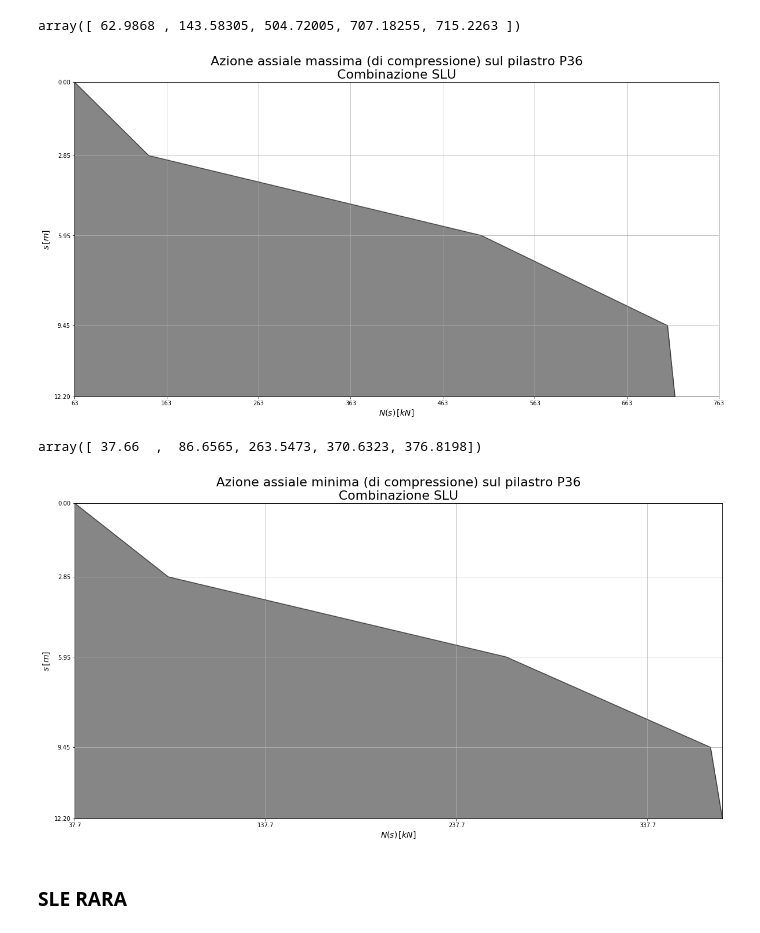
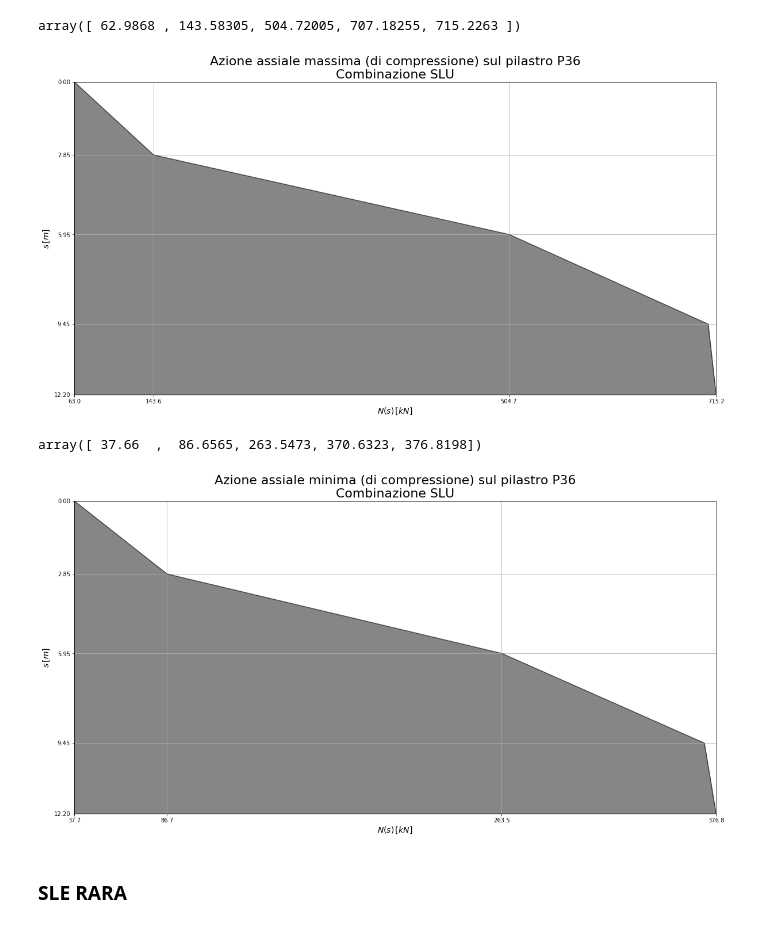
Before and after one commit to akaanzo/structural-safety, a Jupyter notebook: sol_col.ipynb, the cells around one changed output. Saved outputs shown, nothing was run; the diff lists cells and outputs as text; code cells hidden in the pictures.

```diff
--- a/sol_col.ipynb
+++ b/sol_col.ipynb
@@ -311,20 +316,21 @@ array([ 62.9868 , 143.58305, 504.72005, 707.18255, 715.2263 ])
 # %%
 plt.figure(figsize=(20,10))
 plt.plot(N2max_slu,s,12.2, color='#0f0f0f80')
 plt.fill_between(N2max_slu,12.2,s, color='#0f0f0f80')
 plt.ylim(0, l1+l2+l3+l4)
 plt.xlim(np.min(N2max_slu), np.max(N2max_slu))
 plt.gca().invert_yaxis()
 plt.grid()
 plt.ylabel(r'$s\,[m]$', fontsize='14')
 plt.xlabel(r'$N(s)\,[kN]$', fontsize='14')
 plt.yticks([0,l1, l1+l2, l1+l2+l3, l1+l2+l3+l4])
-plt.xticks(np.arange(np.min(N2max_slu), np.max(N2max_slu)+50, step=100))
+plt.xticks([float(N2max_slu[0]),float(N2max_slu[1]),float(N2max_slu[2]), float(N2max_slu[4])])
 plt.axhline(0, color='black')
 plt.title('Azione assiale massima (di compressione) sul pilastro P36\nCombinazione SLU', fontsize='22')
+plt.savefig('export/img/P36_maxAxialLoad_slu.jpg')
 plt.show()
 # %% [output]
-[figure, old version]
+[figure, new version]
 # %%
 N2min_slu = 1*NG1 + 0.8*NG2 + 0*NQ -1.5*.552
 N2min_slu
@@ -341,12 +347,13 @@ plt.grid()
 plt.ylabel(r'$s\,[m]$', fontsize='14')
 plt.xlabel(r'$N(s)\,[kN]$', fontsize='14')
 plt.yticks([0,l1, l1+l2, l1+l2+l3, l1+l2+l3+l4])
-plt.xticks(np.arange(np.min(N2min_slu), np.max(N2min_slu)+50, step=100))
+plt.xticks([float(N2min_slu[0]),float(N2min_slu[1]),float(N2min_slu[2]), float(N2min_slu[4])])
 plt.axhline(0, color='black')
 plt.title('Azione assiale minima (di compressione) sul pilastro P36\nCombinazione SLU', fontsize='22')
+plt.savefig('export/img/P36_minAxialLoad_slu.jpg')
 plt.show()
 # %% [output]
-[figure, old version]
+[figure, new version]
 # %% [markdown]
 ### SLE RARA
 # %%
```
Also changed, not shown: parts of 31 cells of this notebook, 17 other files.
